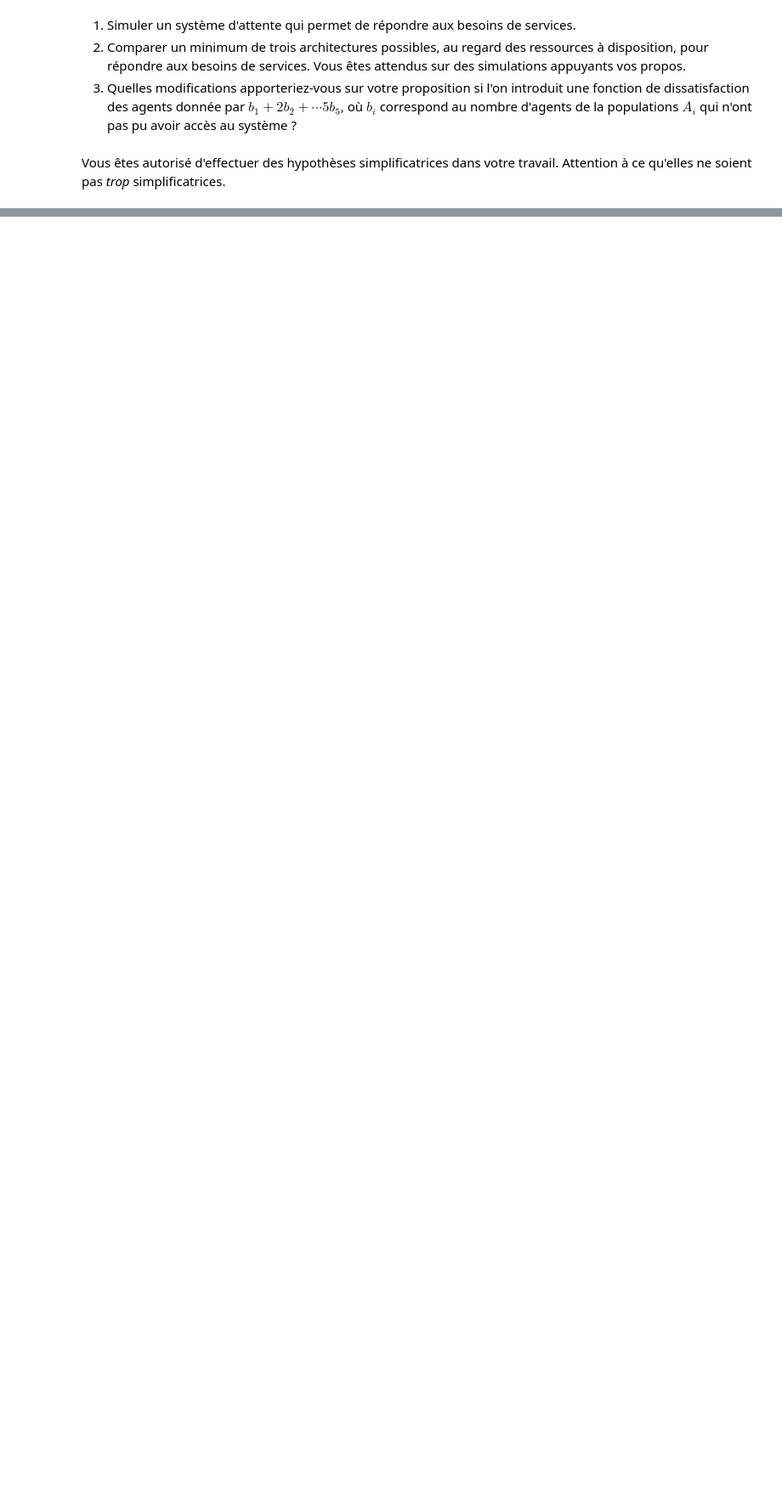
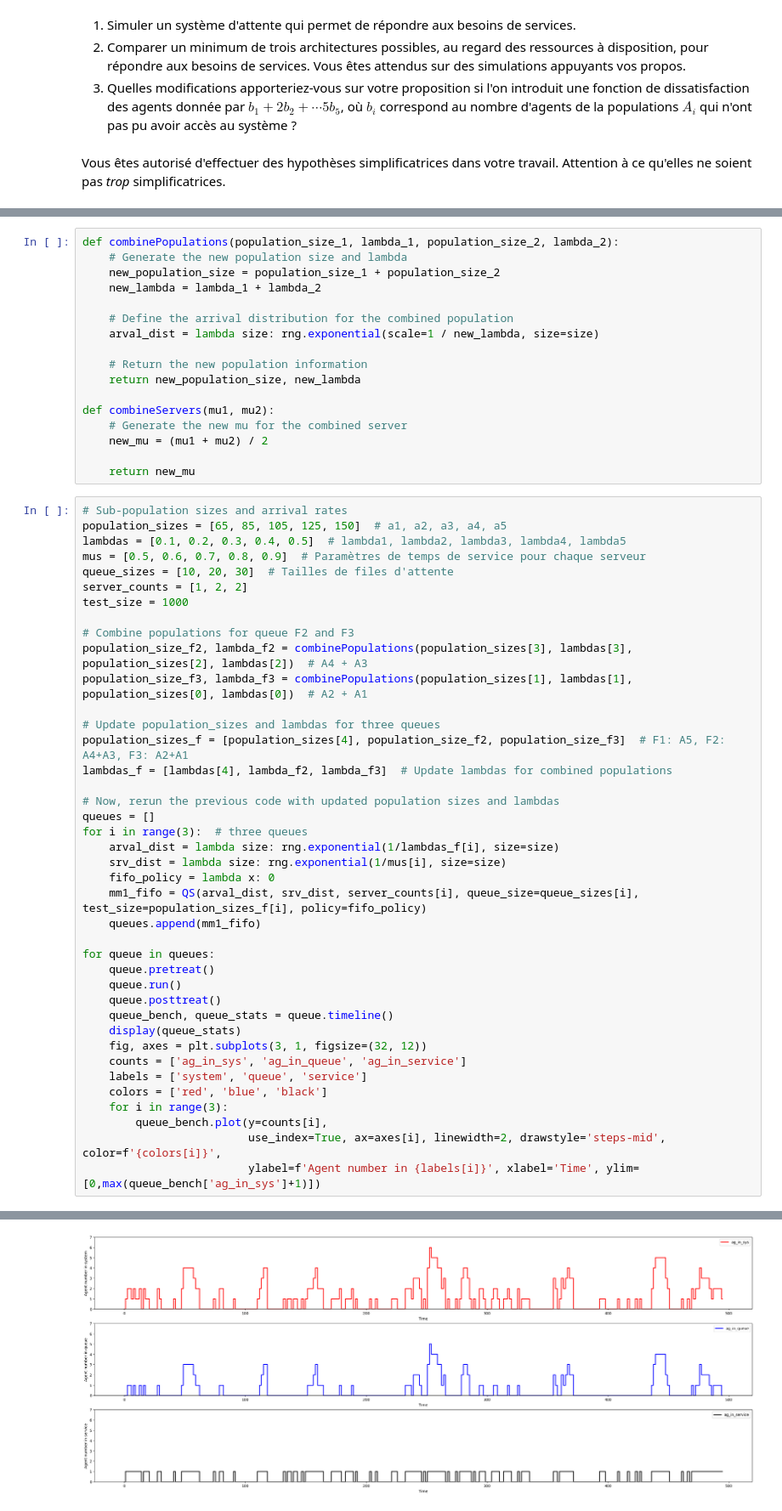
Before and after one commit to TALLEC-Scott/ero2, a Jupyter notebook: Analyse et dimensionnement - Enonce.ipynb, the cells around one changed output, grey strips where cells are left out. Shown at 85% size. Saved outputs shown, nothing was run; the diff lists cells and outputs as text; blank space fills up the shorter version.

```diff
--- a/Analyse et dimensionnement - Enonce.ipynb
+++ b/Analyse et dimensionnement - Enonce.ipynb
@@ -504,0 +525,58 @@ Vous êtes autorisé d'effectuer des hypothèses simplificatrices dans votre tra
+# %%
+def combinePopulations(population_size_1, lambda_1, population_size_2, lambda_2):
+    # Generate the new population size and lambda
+    new_population_size = population_size_1 + population_size_2
+    new_lambda = lambda_1 + lambda_2
+
+    # Define the arrival distribution for the combined population
+    arval_dist = lambda size: rng.exponential(scale=1 / new_lambda, size=size)
+
+    # Return the new population information
+    return new_population_size, new_lambda
+
+def combineServers(mu1, mu2):
+    # Generate the new mu for the combined server
+    new_mu = (mu1 + mu2) / 2
+
+    return new_mu
+# %%
+# Sub-population sizes and arrival rates
+population_sizes = [65, 85, 105, 125, 150]  # a1, a2, a3, a4, a5
+lambdas = [0.1, 0.2, 0.3, 0.4, 0.5]  # lambda1, lambda2, lambda3, lambda4, lambda5
+mus = [0.5, 0.6, 0.7, 0.8, 0.9]  # Paramètres de temps de service pour chaque serveur
+queue_sizes = [10, 20, 30]  # Tailles de files d'attente
+server_counts = [1, 2, 2]
+test_size = 1000
+
+# Combine populations for queue F2 and F3
+population_size_f2, lambda_f2 = combinePopulations(population_sizes[3], lambdas[3], population_sizes[2], lambdas[2])  # A4 + A3
+population_size_f3, lambda_f3 = combinePopulations(population_sizes[1], lambdas[1], population_sizes[0], lambdas[0])  # A2 + A1
+
+# Update population_sizes and lambdas for three queues
+population_sizes_f = [population_sizes[4], population_size_f2, population_size_f3]  # F1: A5, F2: A4+A3, F3: A2+A1
+lambdas_f = [lambdas[4], lambda_f2, lambda_f3]  # Update lambdas for combined populations
+
+# Now, rerun the previous code with updated population sizes and lambdas
+queues = []
+for i in range(3):  # three queues
+    arval_dist = lambda size: rng.exponential(1/lambdas_f[i], size=size)
+    srv_dist = lambda size: rng.exponential(1/mus[i], size=size)
+    fifo_policy = lambda x: 0
+    mm1_fifo = QS(arval_dist, srv_dist, server_counts[i], queue_size=queue_sizes[i], test_size=population_sizes_f[i], policy=fifo_policy)
+    queues.append(mm1_fifo)
+
+for queue in queues:
+    queue.pretreat()
+    queue.run()
+    queue.posttreat()
+    queue_bench, queue_stats = queue.timeline()
+    display(queue_stats)
+    fig, axes = plt.subplots(3, 1, figsize=(32, 12))
+    counts = ['ag_in_sys', 'ag_in_queue', 'ag_in_service']
+    labels = ['system', 'queue', 'service']
+    colors = ['red', 'blue', 'black']
+    for i in range(3):
+        queue_bench.plot(y=counts[i],
+                         use_index=True, ax=axes[i], linewidth=2, drawstyle='steps-mid', color=f'{colors[i]}',
+                         ylabel=f'Agent number in {labels[i]}', xlabel='Time', ylim=[0,max(queue_bench['ag_in_sys']+1)])
+# %% [output]
@@ -504,0 +612 @@ Vous êtes autorisé d'effectuer des hypothèses simplificatrices dans votre tra
+[figure, added]
```
Also changed, not shown: parts of 17 cells of this notebook.
